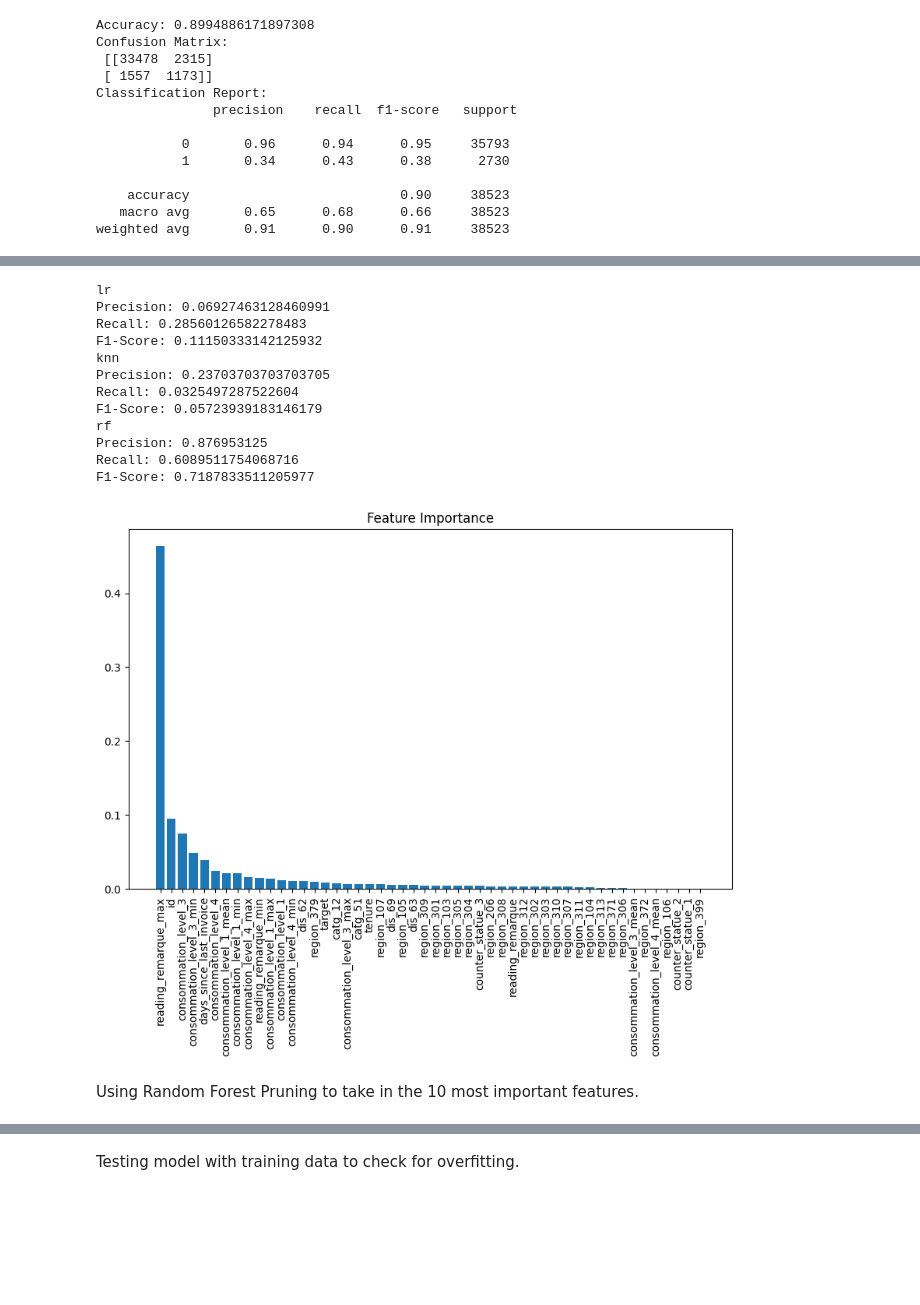
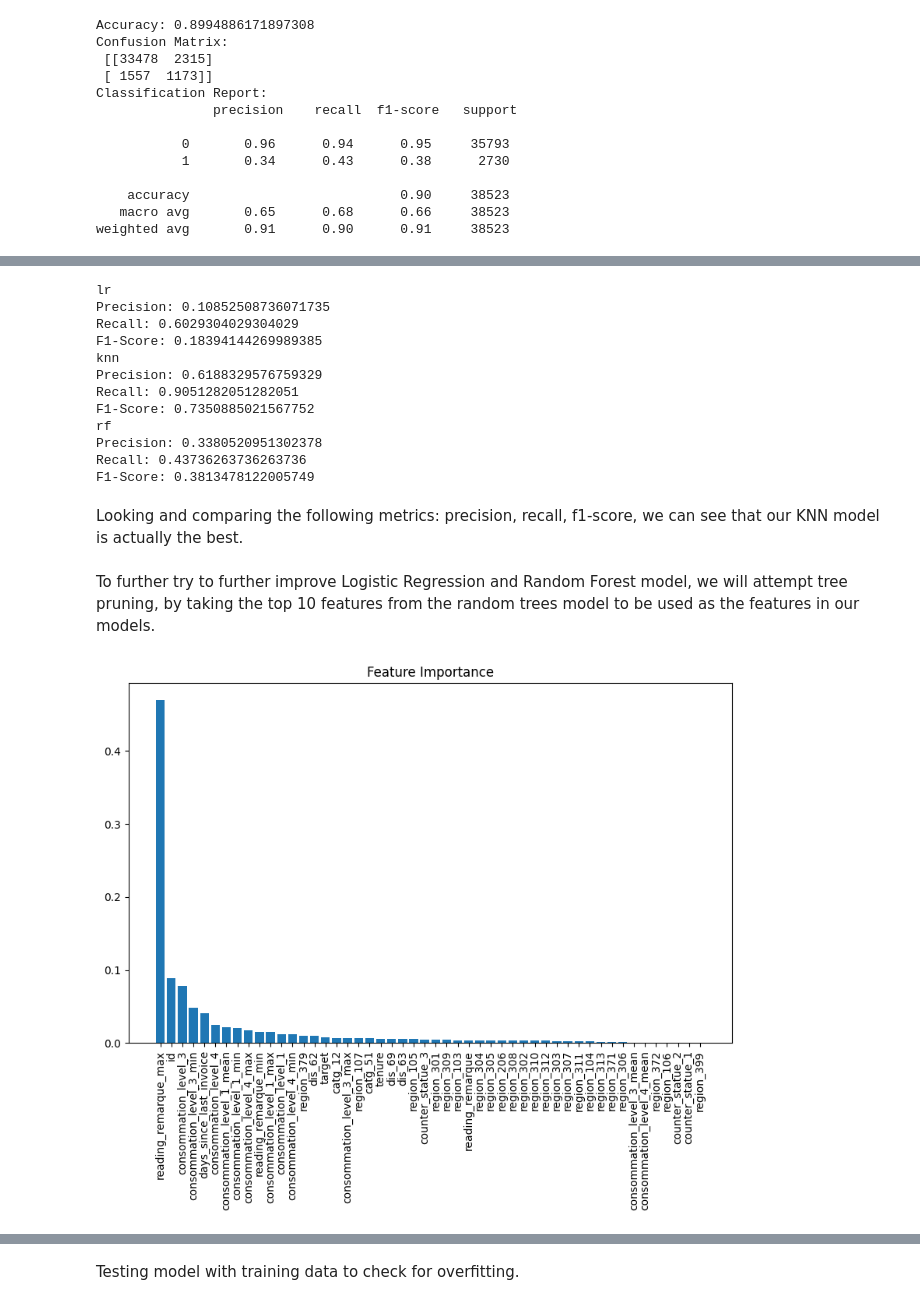
Before and after one commit to xavierach/IT1244-Project, a Jupyter notebook: code.ipynb, the cells around one changed output, grey strips where cells are left out. Cells and saved outputs as stored; diff of their text form; code cells hidden in the pictures; blank space fills up the shorter version.

```diff
--- a/code.ipynb
+++ b/code.ipynb
@@ -788,0 +792,38 @@ weighted avg       0.91      0.90      0.91     38523
+# %%
+# Define the parameter grid
+param_dist = {
+    'n_estimators': [50, 100, 200, 300],
+    'max_depth': [10, 20, 30, None],
+    'min_samples_split': [2, 5, 10],
+    'min_samples_leaf': [1, 2, 4],
+    'max_features': ['sqrt', 'log2'],
+    'class_weight': ['balanced', {0: 1, 1: 3}]
+}
+
+# Instantiate RandomizedSearchCV
+random_search = RandomizedSearchCV(
+    estimator=RandomForestClassifier(random_state=0),
+    param_distributions=param_dist,
+    scoring='f1_weighted',
+    cv=5,
+    n_iter=50,
+    n_jobs=-1
+)
+
+random_search.fit(xtrain_resampled, ytrain_resampled)
+
+best_params = random_search.best_params_
+# %%
+# Extract the best hyperparameters and re-instantiate the RandomForestClassifier
+best_rf_model = RandomForestClassifier(**best_params, random_state=0)
+
+# Fit this model on your training data
+best_rf_model.fit(xtrain_resampled, ytrain_resampled)
+
+# Predict on the test data
+y_pred_best_rf = best_rf_model.predict(xtest)
+
+# Evaluate the model performance on test data and display the results
+print("Accuracy:", accuracy_score(ytest, y_pred_best_rf))
+print("Confusion Matrix:\n", confusion_matrix(ytest, y_pred_best_rf))
+print("Classification Report:\n", classification_report(ytest, y_pred_best_rf))
@@ -815,5 +900,5 @@ AUC-ROC: 0.6824964393860548
 # %%
-dic = {'lr':y_pred_lr, 'knn':y_pred_knn, 'rf':y_pred_rf}
+dic = {'lr':y_pred_lr, 'knn':y_pred_opt_knn, 'rf':y_pred_best_rf}
 for i in dic:
     precision = precision_score(ytest, dic[i])
     recall = recall_score(ytest, dic[i])
@@ -825,28 +910,30 @@ for i in dic:
     print(f"F1-Score: {f1}")
 # %% [output]
 lr
-Precision: 0.06927463128460991
-Recall: 0.28560126582278483
-F1-Score: 0.11150333142125932
+Precision: 0.10852508736071735
+Recall: 0.6029304029304029
+F1-Score: 0.18394144269989385
 knn
-Precision: 0.23703703703703705
-Recall: 0.0325497287522604
-F1-Score: 0.05723939183146179
+Precision: 0.6188329576759329
+Recall: 0.9051282051282051
+F1-Score: 0.7350885021567752
 rf
-Precision: 0.876953125
-Recall: 0.6089511754068716
-F1-Score: 0.7187833511205977
+Precision: 0.3380520951302378
+Recall: 0.43736263736263736
+F1-Score: 0.3813478122005749
+# %% [markdown]
+Looking and comparing the following metrics: precision, recall, f1-score, we can see that our KNN model is actually the best.
+# %% [markdown]
+To further try to further improve Logistic Regression and Random Forest model, we will attempt tree pruning, by taking the top 10 features from the random trees model to be used as the features in our models.
 # %%
-feature_importances = rf.feature_importances_
+feature_importances = best_rf_model.feature_importances_
 sorted_indices = np.argsort(feature_importances)[::-1]
 
 # Plot feature importance
 plt.figure(figsize=(10, 6))
 plt.title("Feature Importance")
 plt.bar(range(len(feature_importances)), feature_importances[sorted_indices], align="center")
 plt.xticks(range(len(feature_importances)), np.array(data_merged_encoded.columns)[sorted_indices], rotation=90)
 plt.show()
 # %% [output]
-[figure, old version]
+[figure, new version]
-# %% [markdown]
-Using Random Forest Pruning to take in the 10 most important features.
```
Also changed, not shown: parts of 15 cells of this notebook.
